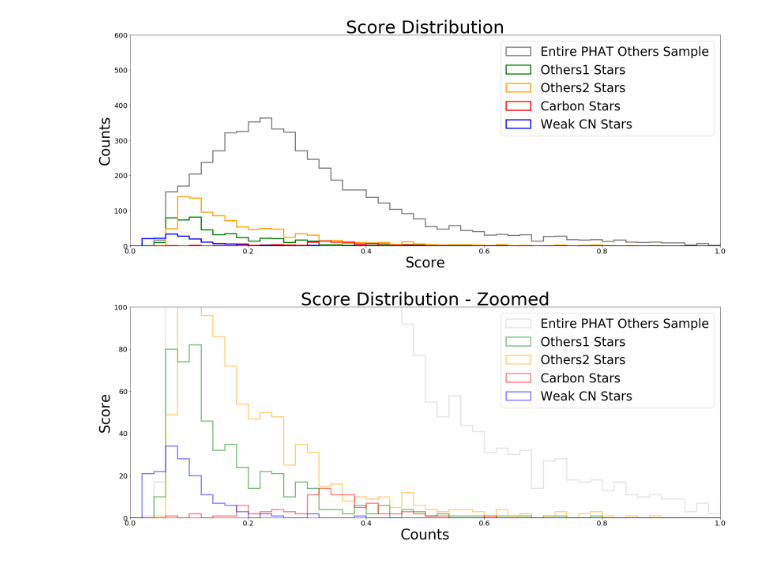
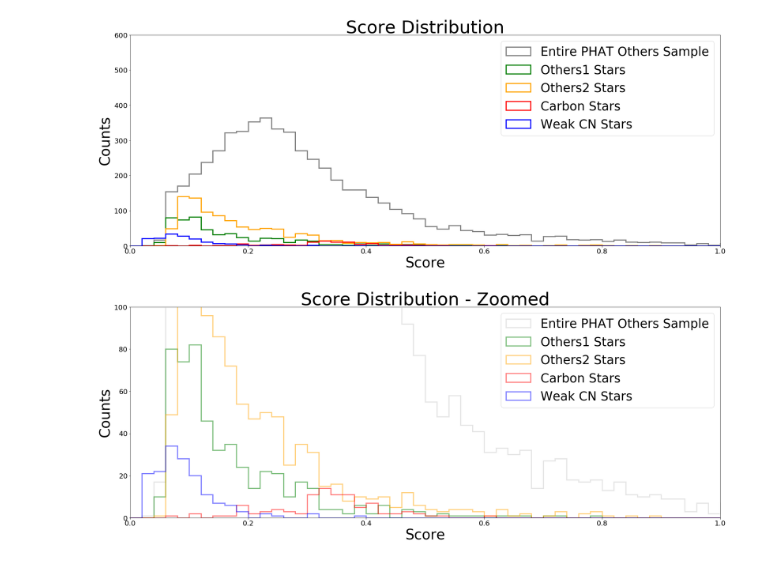
Before and after one commit to rachelraikar/WeakCN2019, a Jupyter notebook: Automation Version 2.7.ipynb, the cells around one changed output. Drawn from its saved outputs; the diff is of its cells as text; code cells hidden in the pictures.

```diff
--- a/Automation Version 2.7.ipynb
+++ b/Automation Version 2.7.ipynb
@@ -1214,9 +1218,9 @@ defaultHist([kphOthers_score_dict.values(),kphTrO1_score_dict.values(),kphTrO2_s
 # %%
 #same histogram as above, just zoomed in on the bottom corner so trends in the weak CN and carbon stars can be observed
 #creates a histogram of the score distributions of valid, able-to-be-normalized stars in SPLASH
 binList = np.arange(0, 10, 0.02)
 defaultHist([kphOthers_score_dict.values(),kphTrO1_score_dict.values(),kphTrO2_score_dict.values(),carbon_score_dict.values(),wNm_score_dict.values()],
            binList, ['gray','g','orange','r','b'], ["Entire PHAT Others Sample", "Others1 Stars", "Others2 Stars", "Carbon Stars", "Weak CN Stars"],
-           ["Score Distribution - Zoomed", "Counts", "Score"], xLim=(0,1),yLim=(0,100), alphas=(0.2,0.5,0.5,0.5,0.5), step = 3, fileName="kphScoreDistribution.png")
+           ["Score Distribution - Zoomed", "Score", "Counts"], xLim=(0,1),yLim=(0,100), alphas=(0.2,0.5,0.5,0.5,0.5), step = 3, fileName="kphScoreDistribution_allwcn.png")
 # %% [output]
-[figure, old version]
+[figure, new version]
```
Also changed, not shown: parts of 8 cells of this notebook.
